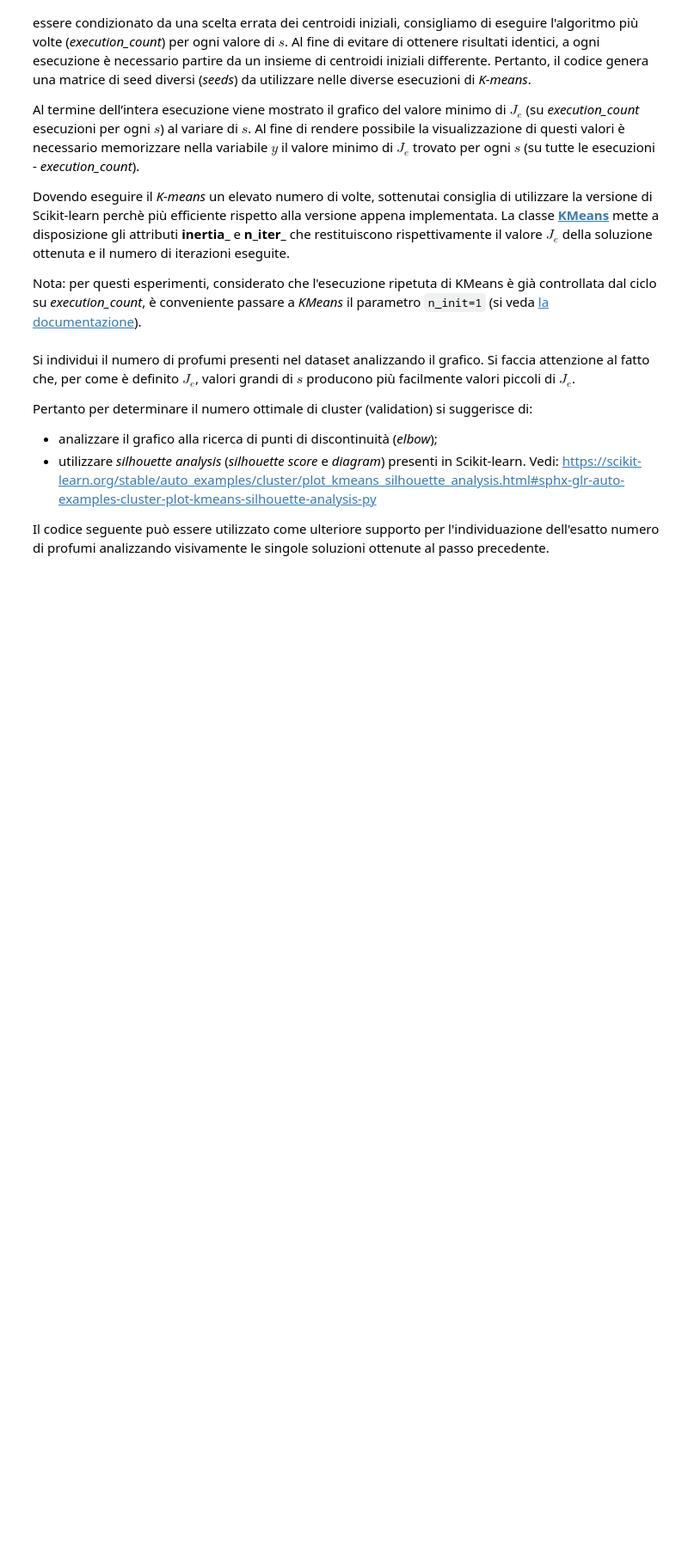
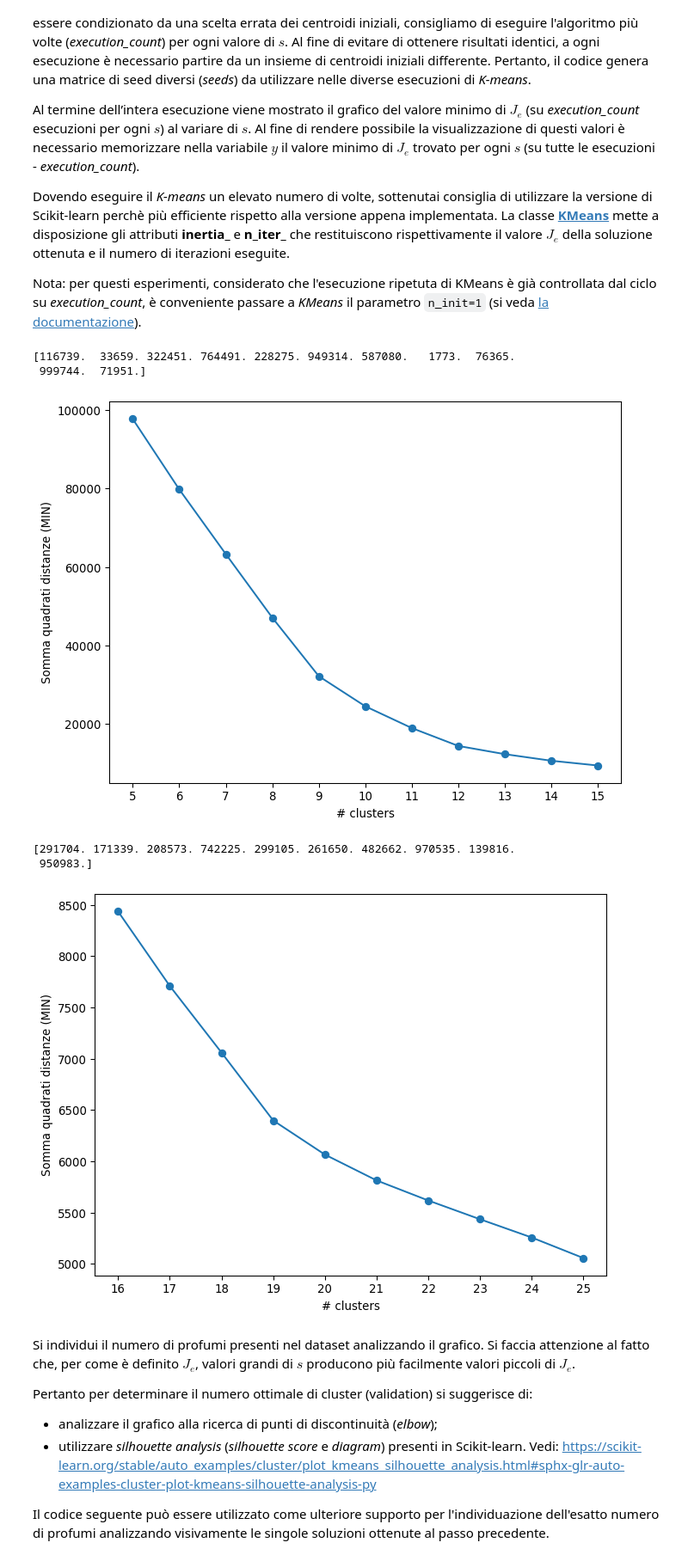
Before and after one commit to eutampieri/Machine-Learning, a Jupyter notebook: 6 - KMeans/6 - KMeans.ipynb, the cells around one changed output. Shown at 86% size. Drawn from its saved outputs; the diff is of its cells as text; code cells hidden in the pictures; blank space fills up the shorter version.

```diff
--- a/6 - KMeans/6 - KMeans.ipynb
+++ b/6 - KMeans/6 - KMeans.ipynb
@@ -255,3 +286,23 @@ plt.show()
+# %%
+def plot_clusters(s_min, s_max):
+    s, y, best_seeds = try_clusters(s_min, s_max)
+    print(best_seeds)
+    plt.figure(num=0, dpi=96, figsize=(8, 6))
+    plt.plot(s, y, marker='o')
+    plt.xticks(range(s_min, s_max+1))
+    plt.xlabel('# clusters')
+    plt.ylabel('Somma quadrati distanze (MIN)')
+    plt.show()
+# %%
+plot_clusters(5, 15)
+plot_clusters(16,25)
+# %% [output]
+[116739.  33659. 322451. 764491. 228275. 949314. 587080.   1773.  76365.
+ 999744.  71951.]
+[figure, added]
+[291704. 171339. 208573. 742225. 299105. 261650. 482662. 970535. 139816.
+ 950983.]
+[figure, added]
 # %% [markdown]
 Si individui il numero di profumi presenti nel dataset analizzando il grafico. Si faccia attenzione al fatto che, per come è definito $J_e$, valori grandi di $s$ producono più facilmente valori piccoli di $J_e$.
 
```
Also changed, not shown: parts of 13 cells of this notebook, 1 other file.
